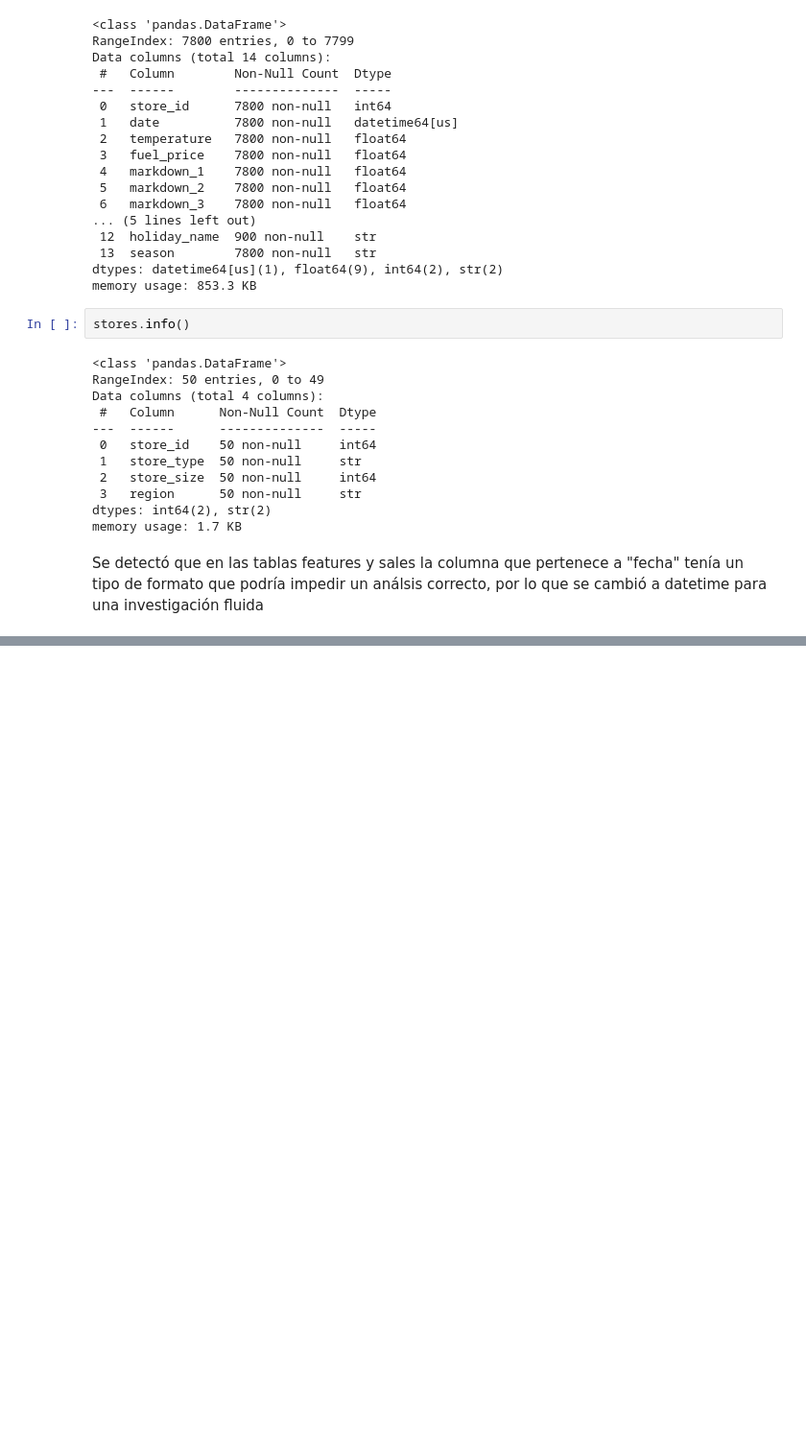
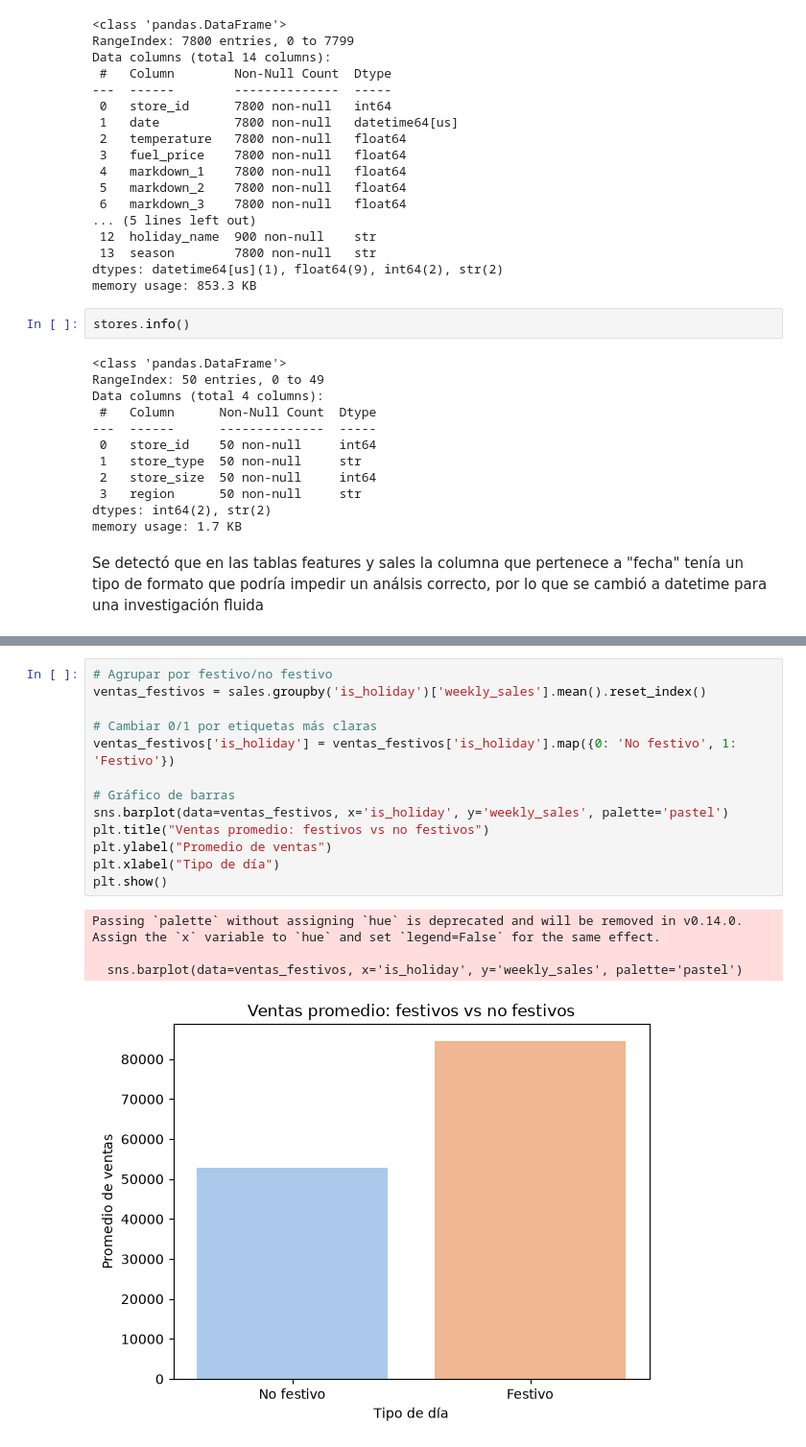
Before and after one commit to Esmeralda-Ro/repositorio--pr-cticas, a Jupyter notebook: Sales Forecasting/sales_forecasting.ipynb, the cells around one changed output, grey strips where cells are left out. Shown at 96% size. Drawn from its saved outputs; the diff is of its cells as text; blank space fills up the shorter version.

```diff
--- a/Sales Forecasting/sales_forecasting.ipynb
+++ b/Sales Forecasting/sales_forecasting.ipynb
@@ -158,0 +241,18 @@ python retail_analysis.py
+# %%
+# Agrupar por festivo/no festivo
+ventas_festivos = sales.groupby('is_holiday')['weekly_sales'].mean().reset_index()
+
+# Cambiar 0/1 por etiquetas más claras
+ventas_festivos['is_holiday'] = ventas_festivos['is_holiday'].map({0: 'No festivo', 1: 'Festivo'})
+
+# Gráfico de barras
+sns.barplot(data=ventas_festivos, x='is_holiday', y='weekly_sales', palette='pastel')
+plt.title("Ventas promedio: festivos vs no festivos")
+plt.ylabel("Promedio de ventas")
+plt.xlabel("Tipo de día")
+plt.show()
+# %% [output]
+Passing `palette` without assigning `hue` is deprecated and will be removed in v0.14.0. Assign the `x` variable to `hue` and set `legend=False` for the same effect.
+
+  sns.barplot(data=ventas_festivos, x='is_holiday', y='weekly_sales', palette='pastel')
+[figure, added]
```
Also changed, not shown: parts of 30 cells of this notebook, 1 other file.
